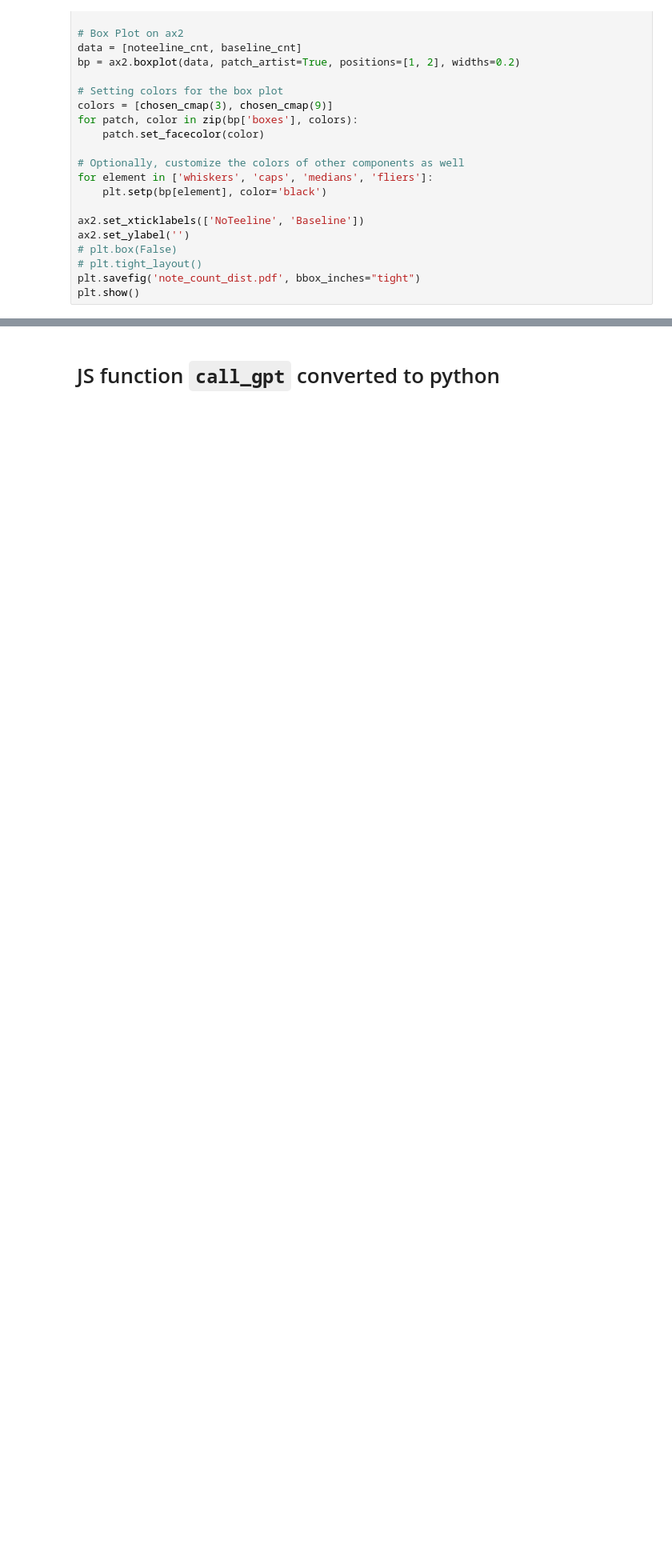
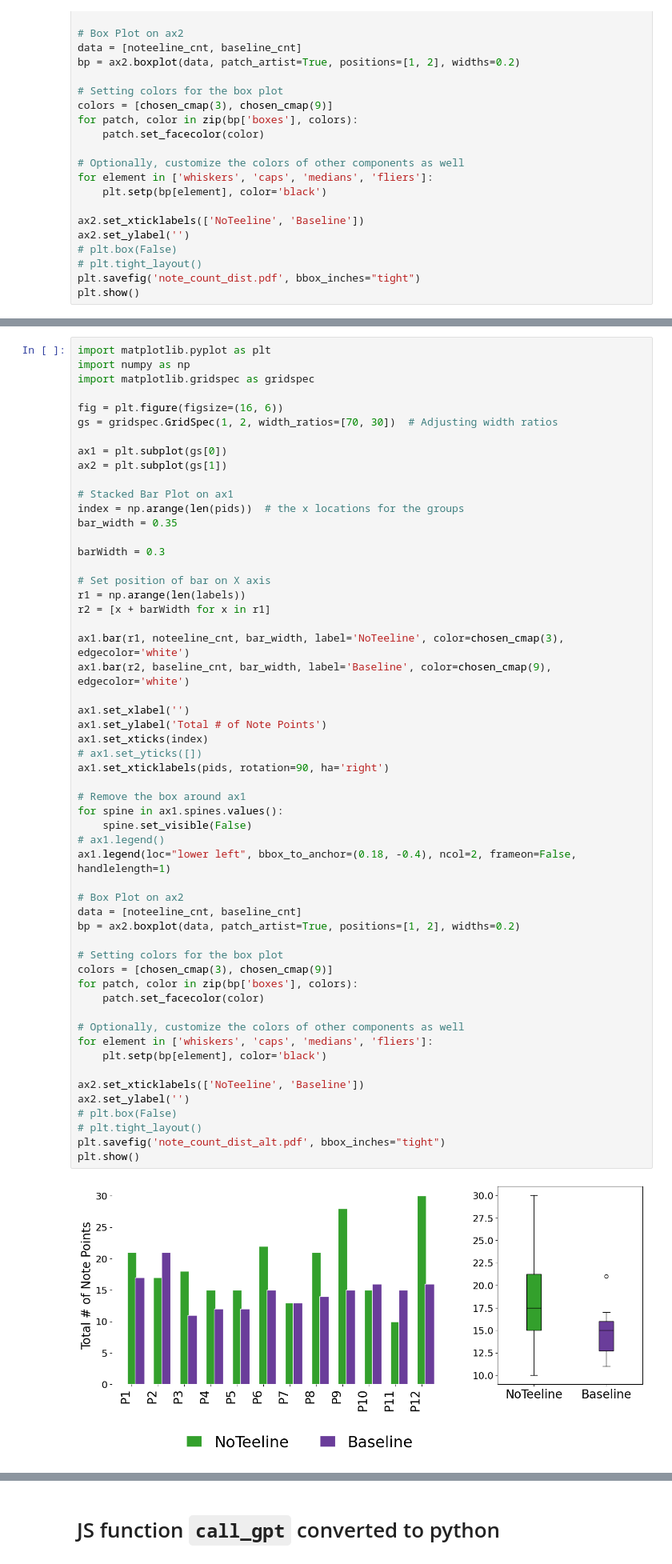
Before and after one commit to Abdus-Samee/NoTeeline, a Jupyter notebook: DataAnalysis/charts.ipynb, the cells around one changed output, grey strips where cells are left out. Shown at 80% size. Drawn from its saved outputs; the diff is of its cells as text; blank space fills up the shorter version.

Commit message:
Fix: Corrected graphs for Figure 8

```diff
--- a/DataAnalysis/charts.ipynb
+++ b/DataAnalysis/charts.ipynb
@@ -665,0 +687,57 @@ plt.show()
+# %%
+import matplotlib.pyplot as plt
+import numpy as np
+import matplotlib.gridspec as gridspec
+
+fig = plt.figure(figsize=(16, 6))
+gs = gridspec.GridSpec(1, 2, width_ratios=[70, 30])  # Adjusting width ratios
+
+ax1 = plt.subplot(gs[0])
+ax2 = plt.subplot(gs[1])
+
+# Stacked Bar Plot on ax1
+index = np.arange(len(pids))  # the x locations for the groups
+bar_width = 0.35
+
+barWidth = 0.3
+
+# Set position of bar on X axis
+r1 = np.arange(len(labels))
+r2 = [x + barWidth for x in r1]
+
+ax1.bar(r1, noteeline_cnt, bar_width, label='NoTeeline', color=chosen_cmap(3), edgecolor='white')
+ax1.bar(r2, baseline_cnt, bar_width, label='Baseline', color=chosen_cmap(9), edgecolor='white')
+
+ax1.set_xlabel('')
+ax1.set_ylabel('Total # of Note Points')
+ax1.set_xticks(index)
+# ax1.set_yticks([])
+ax1.set_xticklabels(pids, rotation=90, ha='right')
+
+# Remove the box around ax1
+for spine in ax1.spines.values():
+    spine.set_visible(False)
+# ax1.legend()
+ax1.legend(loc="lower left", bbox_to_anchor=(0.18, -0.4), ncol=2, frameon=False, handlelength=1)
+
+# Box Plot on ax2
+data = [noteeline_cnt, baseline_cnt]
+bp = ax2.boxplot(data, patch_artist=True, positions=[1, 2], widths=0.2)
+
+# Setting colors for the box plot
+colors = [chosen_cmap(3), chosen_cmap(9)]
+for patch, color in zip(bp['boxes'], colors):
+    patch.set_facecolor(color)
+
+# Optionally, customize the colors of other components as well
+for element in ['whiskers', 'caps', 'medians', 'fliers']:
+    plt.setp(bp[element], color='black')
+
+ax2.set_xticklabels(['NoTeeline', 'Baseline'])
+ax2.set_ylabel('')
+# plt.box(False)
+# plt.tight_layout()
+plt.savefig('note_count_dist_alt.pdf', bbox_inches="tight")
+plt.show()
+# %% [output]
+[figure, added]
```
Also changed, not shown: parts of 6 cells of this notebook.
